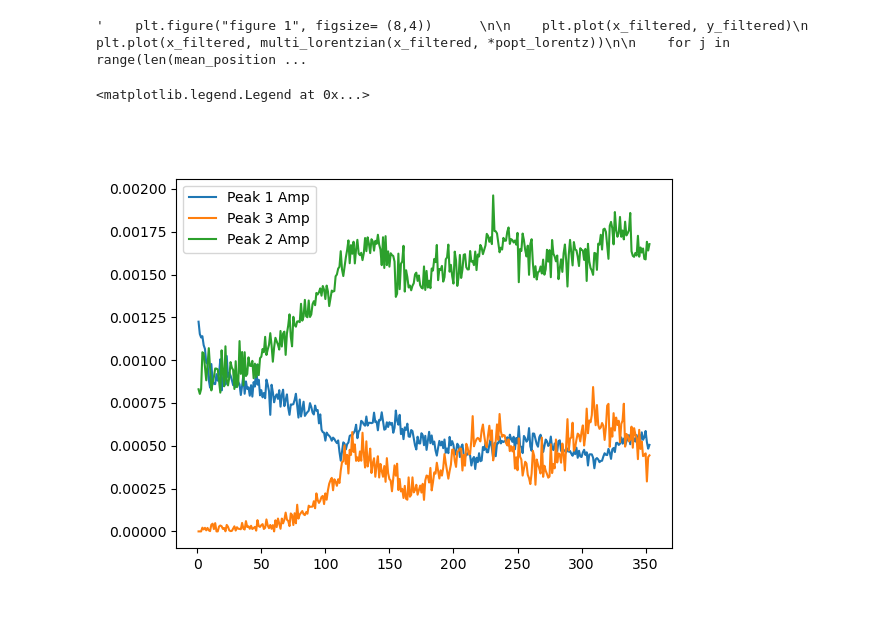
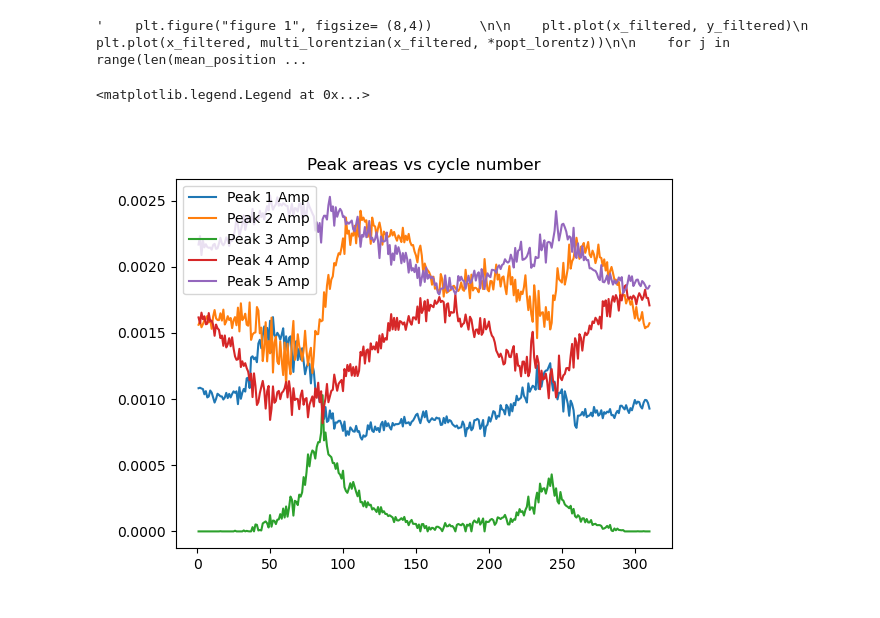
Before and after one commit to PronoyDutta/SAXS_WAXS, a Jupyter notebook: fitting_data.ipynb, the cells around one changed output. Saved outputs shown, nothing was run; the diff lists cells and outputs as text; code cells hidden in the pictures.

```diff
--- a/fitting_data.ipynb
+++ b/fitting_data.ipynb
@@ -96,7 +96,11 @@ def multi_lorentzian(x, *params):
 # %% [markdown]
 # Read all the files
 # %%
-os.chdir(r'.\data\Test_data\20240604_2503-SKJB_6MECDEC_100volHFE')
+#os.chdir(r'.\data\Test_data\20240604_2503-SKJB_6MECDEC_100volHFE')
+#mpr = BL.MPRfile('./2503-SKJB-1pt07mg_6MECDEC_100volHFE-1_C02.mpr')
+os.chdir(r'C:\Users\b1104371\OneDrive - Universität Salzburg\Research\Electrolyte variation\Charecterizations\SAXS\After_Beamtime\1705-SSup\20240610_1705-SSuP_satDME_400HFE\20240610_1705_SSuP_satDME_400HFE')
+mpr = BL.MPRfile('./1705-SSuP_satDME_400HFE_1pt04mg_C02.mpr')
+
 file_list = glob.glob('*_1_*.dat')
 
 legend = {} #Dictionary for storing the comments from experiment data files to be used as legends later
@@ -438,21 +446,22 @@ for file_number in range(starting_file, last_file+1):
 # %%
 plt.figure()
 x1, y1, y2, y3, y4, y5 = [[] for _ in range(6)]
 
 for data in range(1,len(df_curves)):
     x1.append(data)
     y1.append(df_curves.loc[data,1][0])
     y2.append(df_curves.loc[data,2][0])
     y3.append(df_curves.loc[data,3][0])
     y4.append(df_curves.loc[data,4][0])
     y5.append(df_curves.loc[data,5][0])
 
+plt.title("Peak areas vs cycle number")
 plt.plot(x1,y1, label = 'Peak 1 Amp' )
+plt.plot(x1,y2, label = 'Peak 2 Amp')
 plt.plot(x1,y3, label = 'Peak 3 Amp')
-plt.plot(x1,y2, label = 'Peak 2 Amp')
-# plt.plot(xl,y4, label = 'Peak 4 Amp')
-# plt.plot(xl,y5, label = 'Peak 5 Amp')
+plt.plot(x1,y4, label = 'Peak 4 Amp')
+plt.plot(x1,y5, label = 'Peak 5 Amp')
 plt.legend()
 # %% [output]
 <matplotlib.legend.Legend at 0x...>
-[figure, old version]
+[figure, new version]
```
Also changed, not shown: parts of 7 cells of this notebook, 1 other file.
